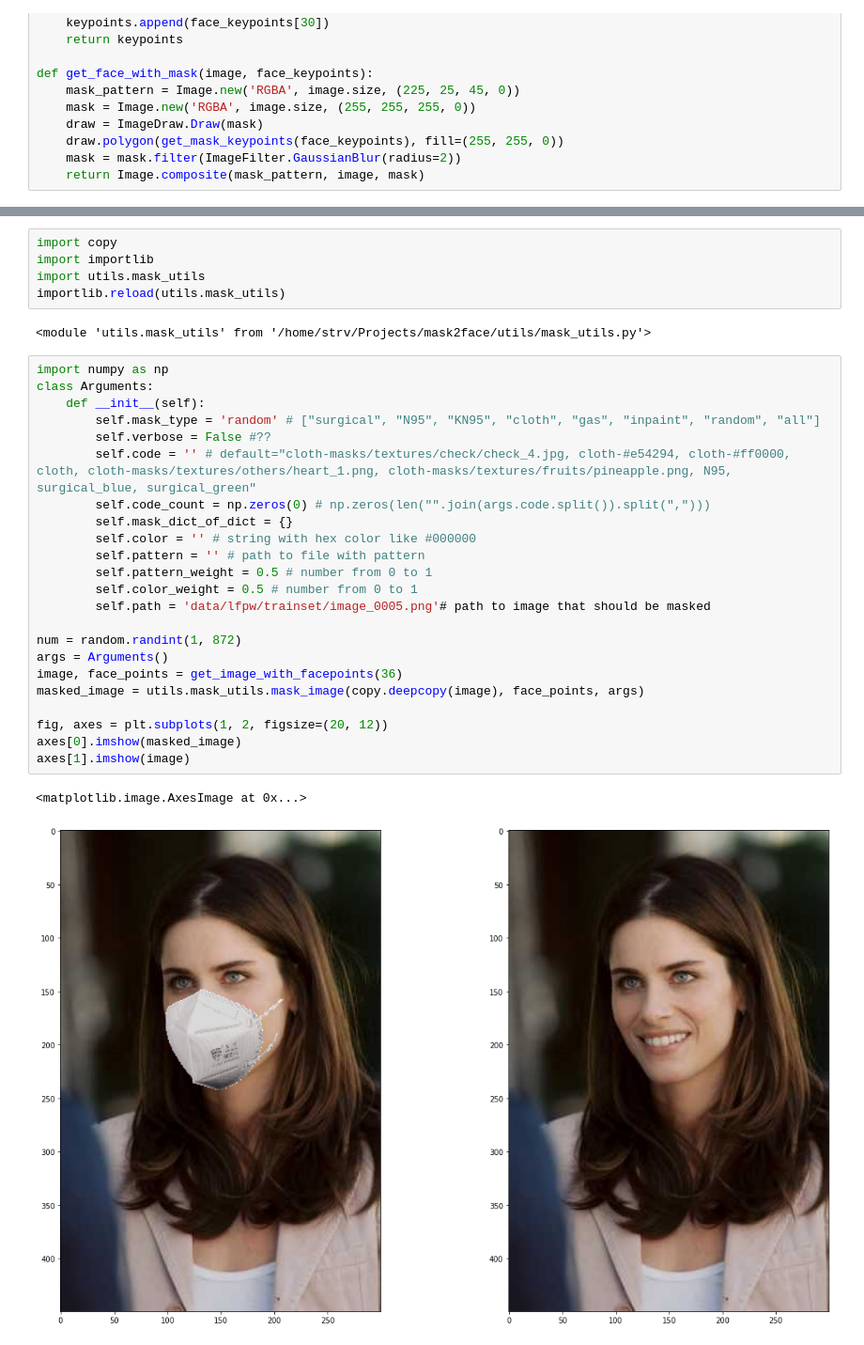
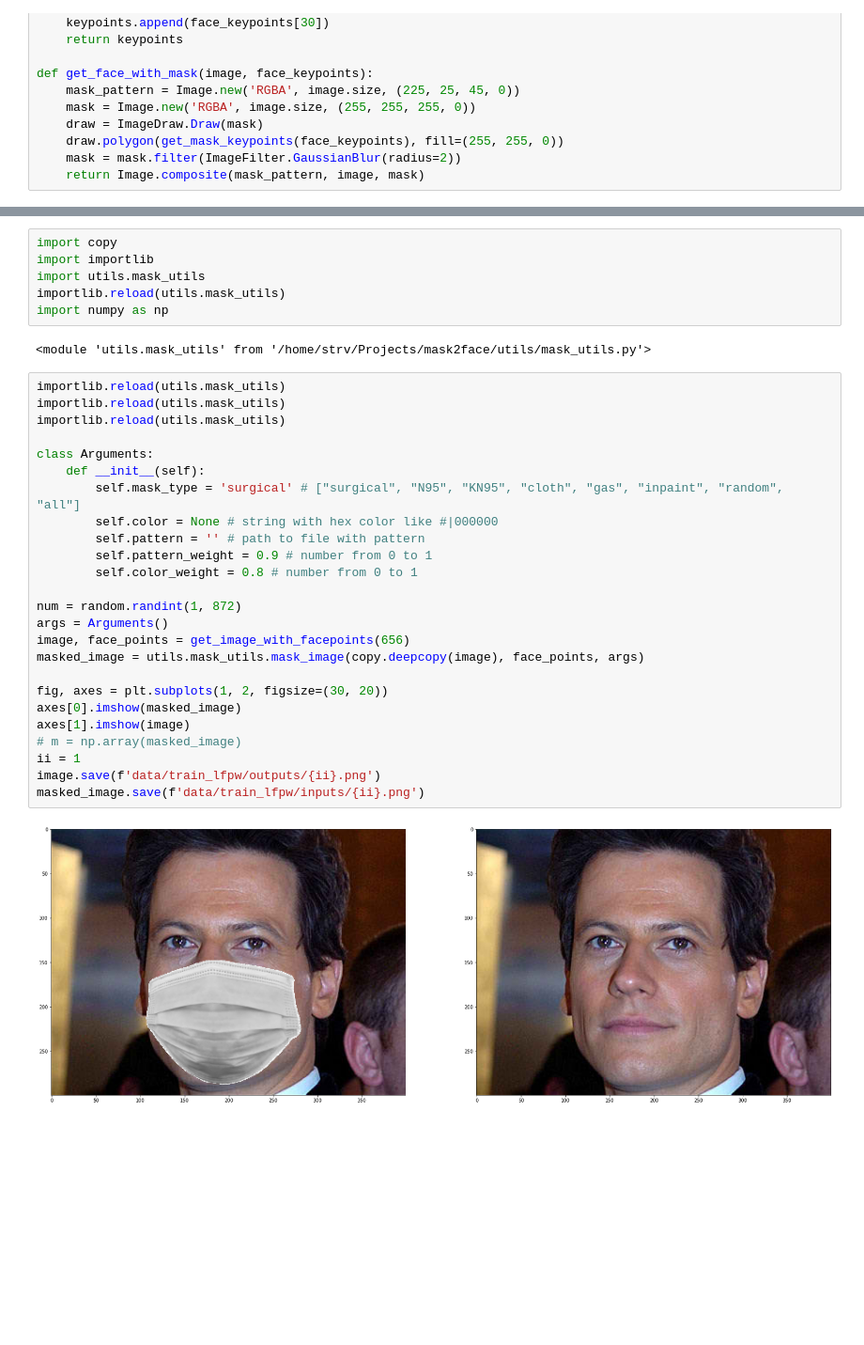
Before and after one commit to strvcom/strv-ml-mask2face, a Jupyter notebook: data_generator.ipynb, the cells around one changed output, grey strips where cells are left out. Shown at 94% size. Cells and saved outputs as stored; diff of their text form; blank space fills up the shorter version.

Commit message:
Updated mask generator

```diff
--- a/data_generator.ipynb
+++ b/data_generator.ipynb
@@ -65,31 +66,33 @@ import copy
 import importlib
 import utils.mask_utils
 importlib.reload(utils.mask_utils)
+import numpy as np
 # %% [output]
 <module 'utils.mask_utils' from '/home/strv/Projects/mask2face/utils/mask_utils.py'>
 # %%
-import numpy as np
+importlib.reload(utils.mask_utils)
+importlib.reload(utils.mask_utils)
+importlib.reload(utils.mask_utils)
+
 class Arguments:
     def __init__(self):
-        self.mask_type = 'random' # ["surgical", "N95", "KN95", "cloth", "gas", "inpaint", "random", "all"]
-        self.verbose = False #??
-        self.code = '' # default="cloth-masks/textures/check/check_4.jpg, cloth-#e54294, cloth-#ff0000, cloth, cloth-masks/textures/others/heart_1.png, cloth-masks/textures/fruits/pineapple.png, N95, surgical_blue, surgical_green"
-        self.code_count = np.zeros(0) # np.zeros(len("".join(args.code.split()).split(",")))
-        self.mask_dict_of_dict = {}
-        self.color = '' # string with hex color like #000000
+        self.mask_type = 'surgical' # ["surgical", "N95", "KN95", "cloth", "gas", "inpaint", "random", "all"]
+        self.color = None # string with hex color like #|000000
         self.pattern = '' # path to file with pattern
-        self.pattern_weight = 0.5 # number from 0 to 1
-        self.color_weight = 0.5 # number from 0 to 1
-        self.path = 'data/lfpw/trainset/image_0005.png'# path to image that should be masked
+        self.pattern_weight = 0.9 # number from 0 to 1
+        self.color_weight = 0.8 # number from 0 to 1
 
 num = random.randint(1, 872)
 args = Arguments()
-image, face_points = get_image_with_facepoints(36)
+image, face_points = get_image_with_facepoints(656)
 masked_image = utils.mask_utils.mask_image(copy.deepcopy(image), face_points, args)
 
-fig, axes = plt.subplots(1, 2, figsize=(20, 12))
+fig, axes = plt.subplots(1, 2, figsize=(30, 20))
 axes[0].imshow(masked_image)
 axes[1].imshow(image)
+# m = np.array(masked_image)
+ii = 1
+image.save(f'data/train_lfpw/outputs/{ii}.png')
+masked_image.save(f'data/train_lfpw/inputs/{ii}.png')
 # %% [output]
-<matplotlib.image.AxesImage at 0x...>
-[figure, old version]
+[figure, new version]
```
Also changed, not shown: parts of 5 cells of this notebook, 7 other files.
